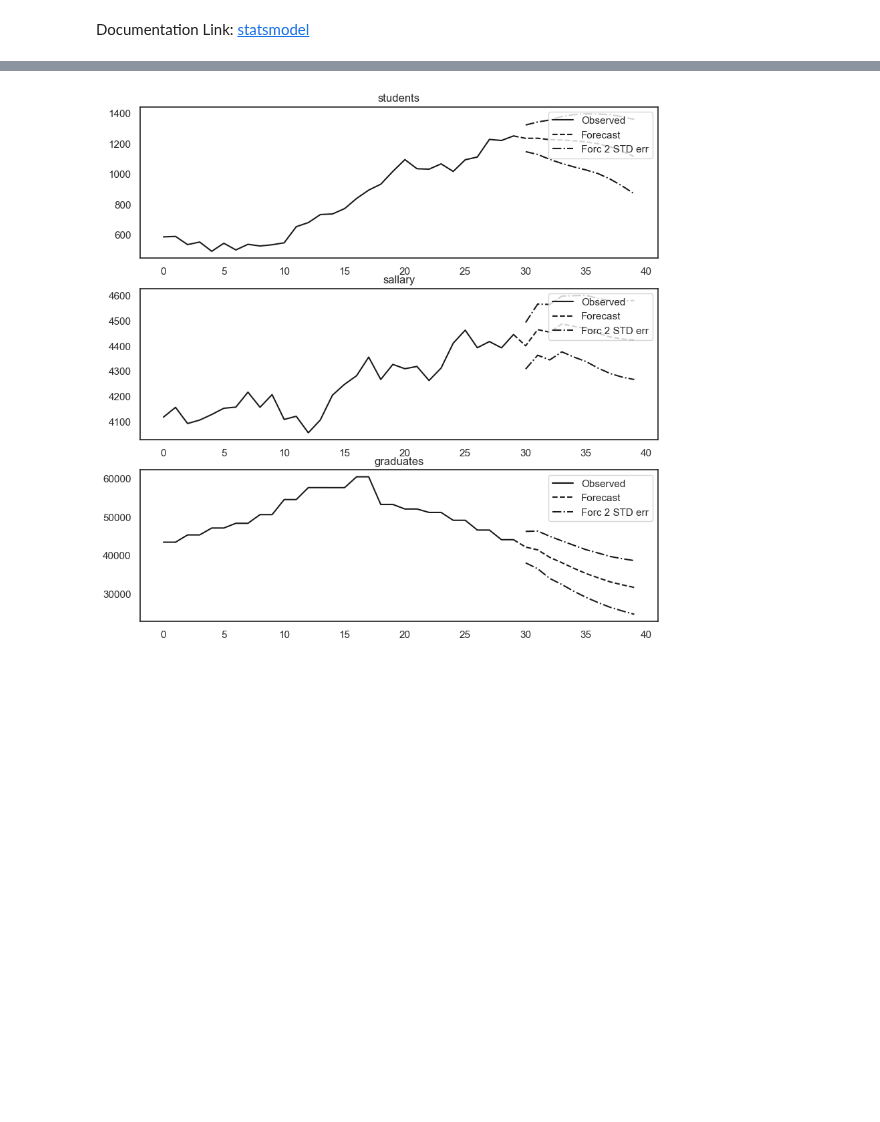
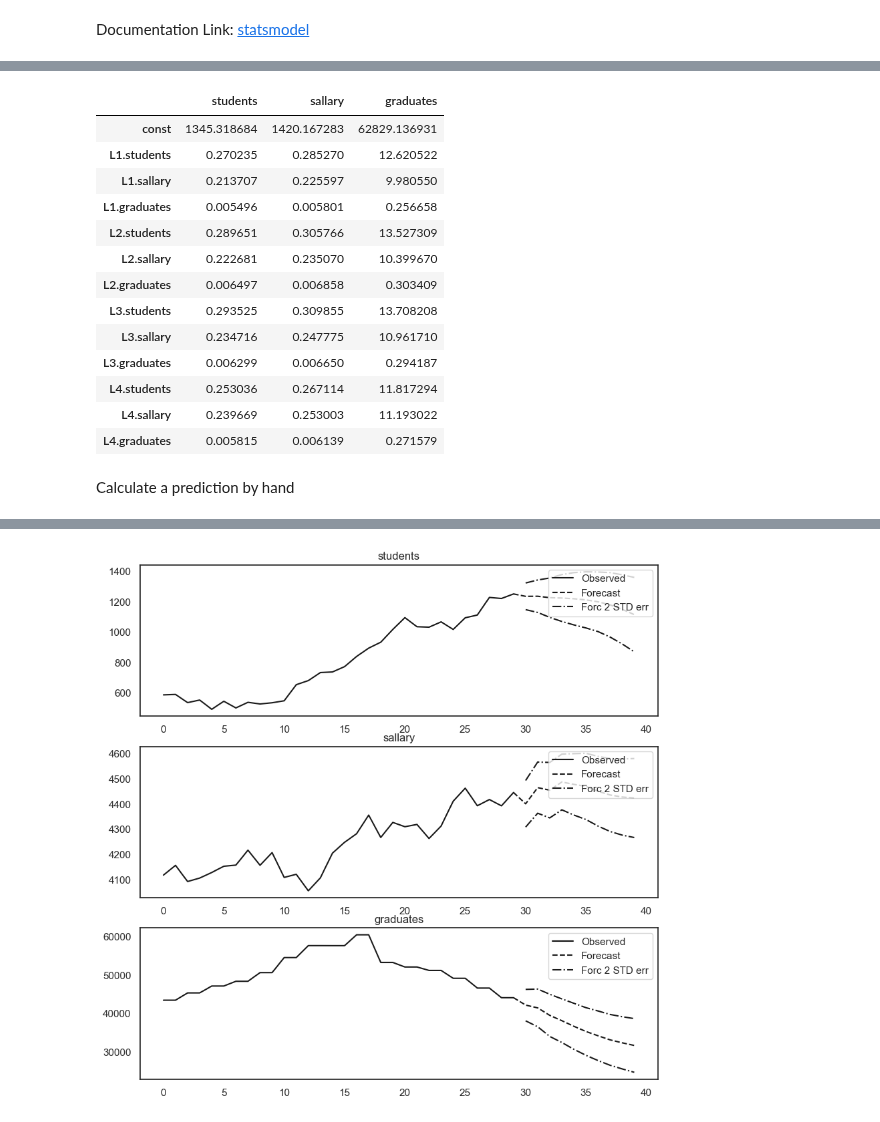
Before and after one commit to mxs01/AnalysingStudentDevelopment, a Jupyter notebook: exp/exp_02_analyseRegression.ipynb, the cells around one changed output, grey strips where cells are left out. Cells and saved outputs as stored; diff of their text form; code cells hidden in the pictures; blank space fills up the shorter version.

```diff
--- a/exp/exp_02_analyseRegression.ipynb
+++ b/exp/exp_02_analyseRegression.ipynb
@@ -141,0 +162,20 @@ sns.heatmap(correlationMatrix, cmap="coolwarm", annot=True, )
+# %%
+# The errors
+results.bse
+# %% [output]
+|  | students | sallary | graduates |
+| const | 1345.318684 | 1420.167283 | 62829.136931 |
+| L1.students | 0.270235 | 0.285270 | 12.620522 |
+| L1.sallary | 0.213707 | 0.225597 | 9.980550 |
+| L1.graduates | 0.005496 | 0.005801 | 0.256658 |
+| L2.students | 0.289651 | 0.305766 | 13.527309 |
+| L2.sallary | 0.222681 | 0.235070 | 10.399670 |
+| L2.graduates | 0.006497 | 0.006858 | 0.303409 |
+| L3.students | 0.293525 | 0.309855 | 13.708208 |
+| L3.sallary | 0.234716 | 0.247775 | 10.961710 |
+| L3.graduates | 0.006299 | 0.006650 | 0.294187 |
+| L4.students | 0.253036 | 0.267114 | 11.817294 |
+| L4.sallary | 0.239669 | 0.253003 | 11.193022 |
+| L4.graduates | 0.005815 | 0.006139 | 0.271579 |
+# %% [markdown]
+Calculate a prediction by hand
```
Also changed, not shown: parts of 5 cells of this notebook.
